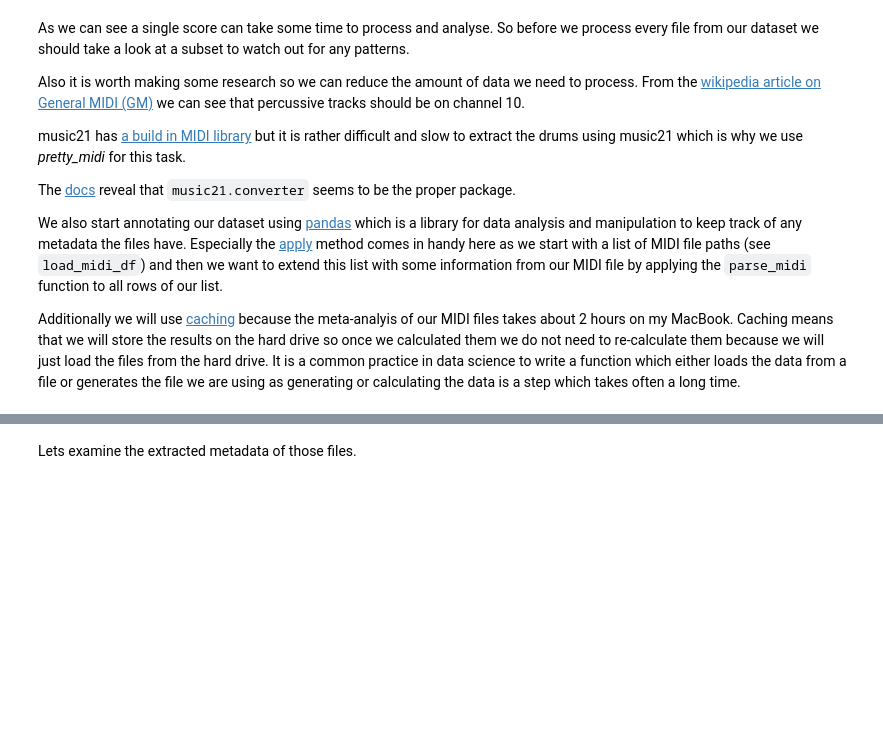
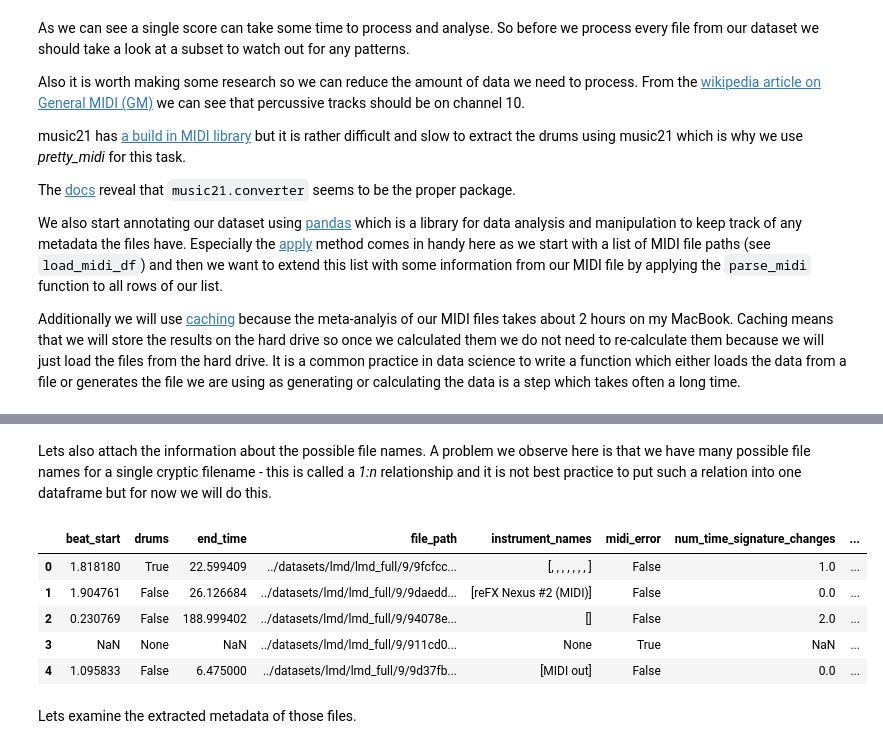
Before and after one commit to capital-G/musikinformatik-sose2021, a Jupyter notebook: 01_midi_drums/01_midi_drums.ipynb, the cells around one changed output, grey strips where cells are left out. Drawn from its saved outputs; the diff is of its cells as text; code cells hidden in the pictures; blank space fills up the shorter version.

```diff
--- a/01_midi_drums/01_midi_drums.ipynb
+++ b/01_midi_drums/01_midi_drums.ipynb
@@ -266,3 +284,28 @@ Load dataframe from midi_df.parquet
+# %% [markdown]
+Lets also attach the information about the possible file names.
+A problem we observe here is that we have many possible file names for a single cryptic filename - this is called a *1:n* relationship and it is not best practice to put such a relation into one dataframe but for now we will do this.
+# %%
+def add_names_loop(df: pd.DataFrame):
+    # we do not use apply as it consumes more memory and
+    # takes a bit longer
+    original_names, num_names = [], []
+    for _, row in df.iterrows():
+        md5_hash = row["file_path"].split("/")[-1].split(".")[0]
+        names = md5_filenames[md5_hash]
+        original_names.append(names)
+        num_names.append(len(names))
+    df["original_names"] = original_names
+    df["num_names"] = num_names
+    return df
+
+add_names_loop(midi_df).head()
+# %% [output]
+|  | beat_start | drums | end_time | file_path | instrument_names | midi_error | num_time_signature_changes | ... |
+| 0 | 1.818180 | True | 22.599409 | ../datasets/lmd/lmd_full/9/9fcfcc... | [, , , , , , , ] | False | 1.0 | ... |
+| 1 | 1.904761 | False | 26.126684 | ../datasets/lmd/lmd_full/9/9daedd... | [reFX Nexus #2 (MIDI)] | False | 0.0 | ... |
+| 2 | 0.230769 | False | 188.999402 | ../datasets/lmd/lmd_full/9/94078e... | [] | False | 2.0 | ... |
+| 3 | NaN | None | NaN | ../datasets/lmd/lmd_full/9/911cd0... | None | True | NaN | ... |
+| 4 | 1.095833 | False | 6.475000 | ../datasets/lmd/lmd_full/9/9d37fb... | [MIDI out] | False | 0.0 | ... |
 # %% [markdown]
 Lets examine the extracted metadata of those files.
 # %%
```
Also changed, not shown: parts of 9 cells of this notebook.
